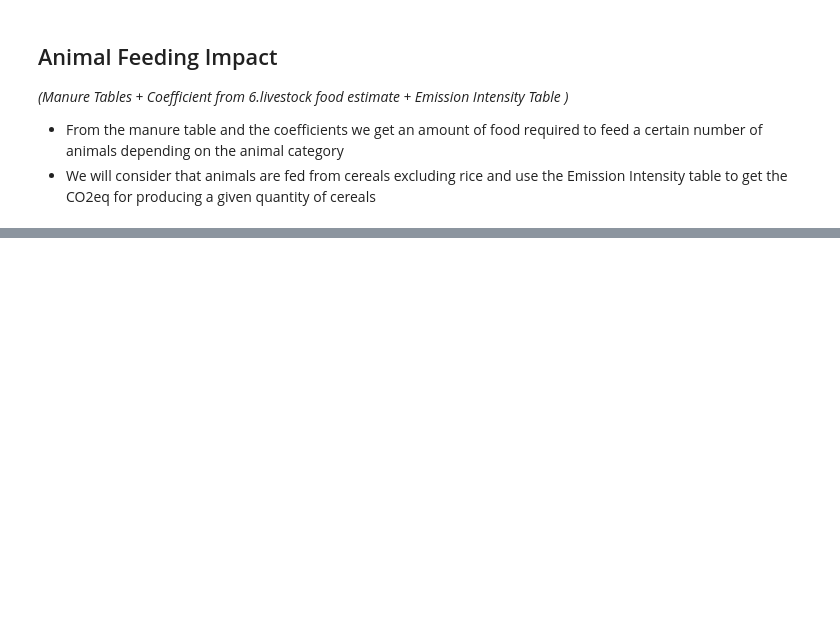
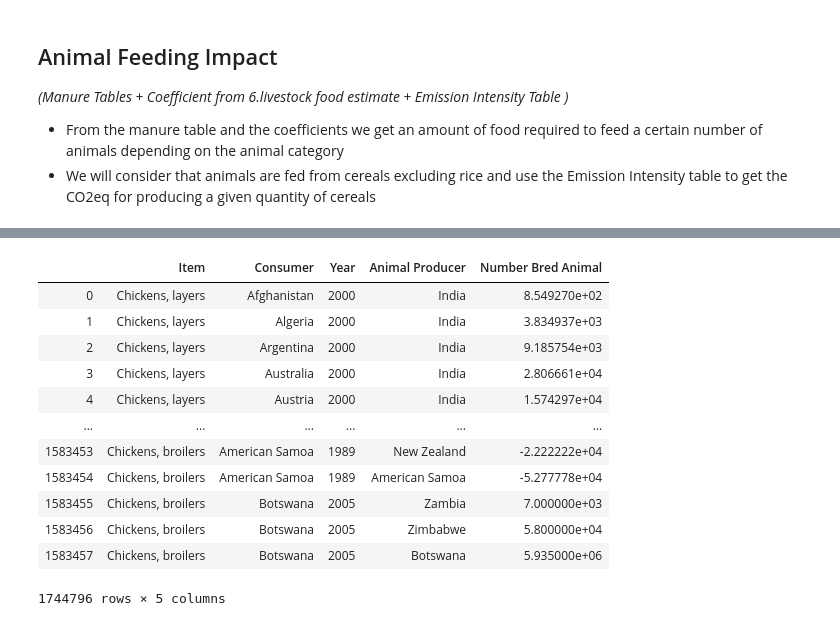
Before and after one commit to OthmanSefraoui/Data_story, a Jupyter notebook: milestone_2.ipynb, the cells around one changed output, grey strips where cells are left out. Cells and saved outputs as stored; diff of their text form; code cells hidden in the pictures; blank space fills up the shorter version.

```diff
--- a/milestone_2.ipynb
+++ b/milestone_2.ipynb
@@ -2889,3 +2843,19 @@ dfall_emission
 | 43381 | China | Chickens, layers | 2014 | 2372.6218 | 7208.6324 | 5162.2091 | ... |
 | 43382 | China | Swine | 2014 | 34684.6799 | 0.0000 | 11200.2330 | ... |
 43383 rows × 11 columns
+# %%
+df_all_cons
+# %% [output]
+|  | Item | Consumer | Year | Animal Producer | Number Bred Animal |
+| 0 | Chickens, layers | Afghanistan | 2000 | India | 8.549270e+02 |
+| 1 | Chickens, layers | Algeria | 2000 | India | 3.834937e+03 |
+| 2 | Chickens, layers | Argentina | 2000 | India | 9.185754e+03 |
+| 3 | Chickens, layers | Australia | 2000 | India | 2.806661e+04 |
+| 4 | Chickens, layers | Austria | 2000 | India | 1.574297e+04 |
+| ... | ... | ... | ... | ... | ... |
+| 1583453 | Chickens, broilers | American Samoa | 1989 | New Zealand | -2.222222e+04 |
+| 1583454 | Chickens, broilers | American Samoa | 1989 | American Samoa | -5.277778e+04 |
+| 1583455 | Chickens, broilers | Botswana | 2005 | Zambia | 7.000000e+03 |
+| 1583456 | Chickens, broilers | Botswana | 2005 | Zimbabwe | 5.800000e+04 |
+| 1583457 | Chickens, broilers | Botswana | 2005 | Botswana | 5.935000e+06 |
+1744796 rows × 5 columns
```
Also changed, not shown: parts of 23 cells of this notebook, 10 other files.
